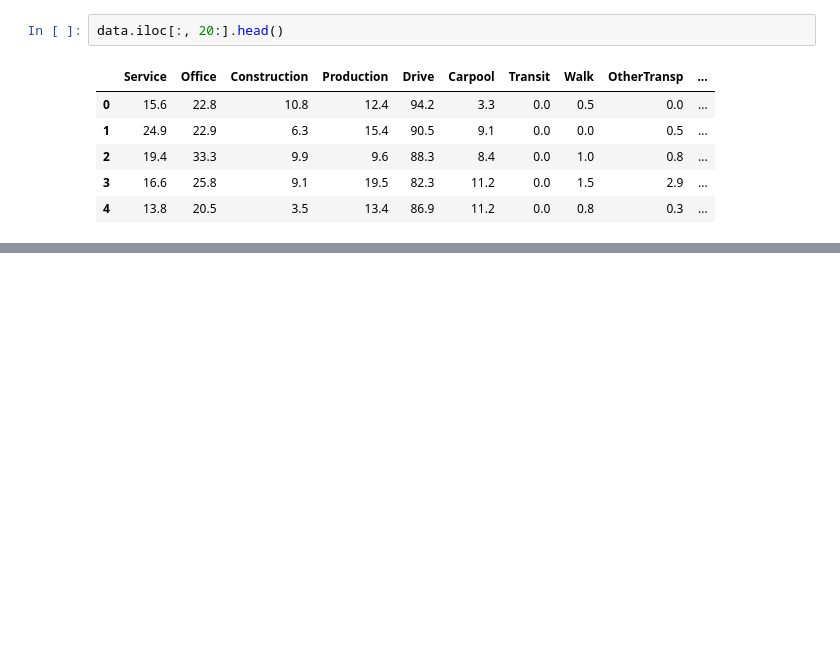
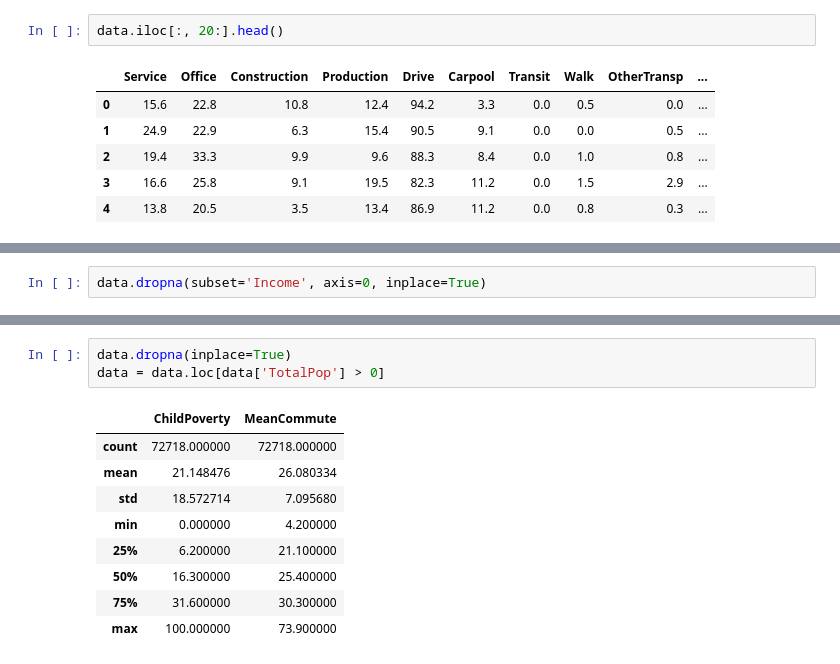
Before and after one commit to ewagaka/Demographic_data, a Jupyter notebook: demographic_analysis.ipynb, the cells around one changed output, grey strips where cells are left out. Saved outputs shown, nothing was run; the diff lists cells and outputs as text; blank space fills up the shorter version.

```diff
--- a/demographic_analysis.ipynb
+++ b/demographic_analysis.ipynb
@@ -84,0 +65,2 @@ data.groupby('State').count()
+# %%
+data.dropna(subset='Income', axis=0, inplace=True)
@@ -84,0 +87,13 @@ data.groupby('State').count()
+# %%
+data.dropna(inplace=True)
+data = data.loc[data['TotalPop'] > 0]
+# %% [output]
+|  | ChildPoverty | MeanCommute |
+| count | 72718.000000 | 72718.000000 |
+| mean | 21.148476 | 26.080334 |
+| std | 18.572714 | 7.095680 |
+| min | 0.000000 | 4.200000 |
+| 25% | 6.200000 | 21.100000 |
+| 50% | 16.300000 | 25.400000 |
+| 75% | 31.600000 | 30.300000 |
+| max | 100.000000 | 73.900000 |
```
Also changed, not shown: parts of 18 cells of this notebook.
